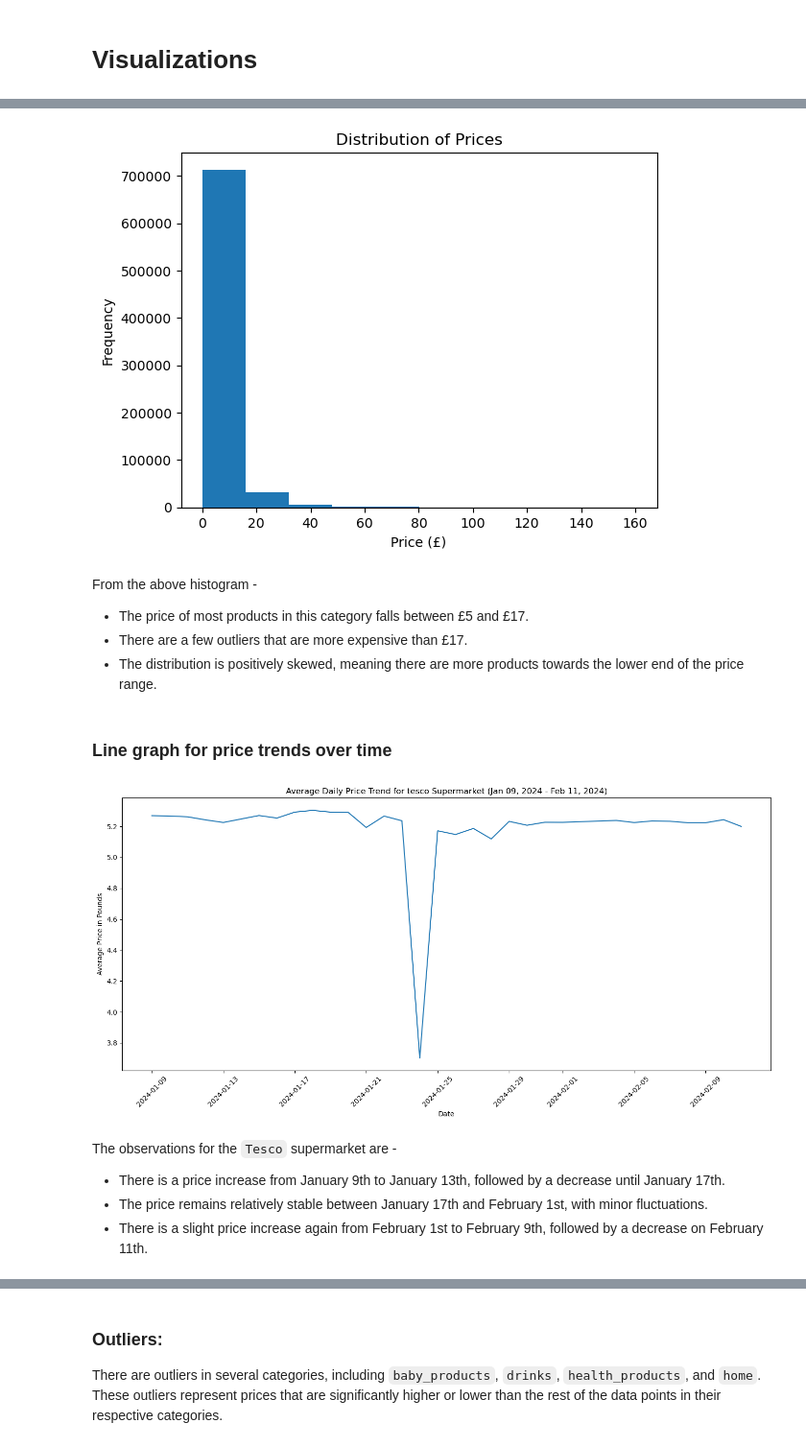
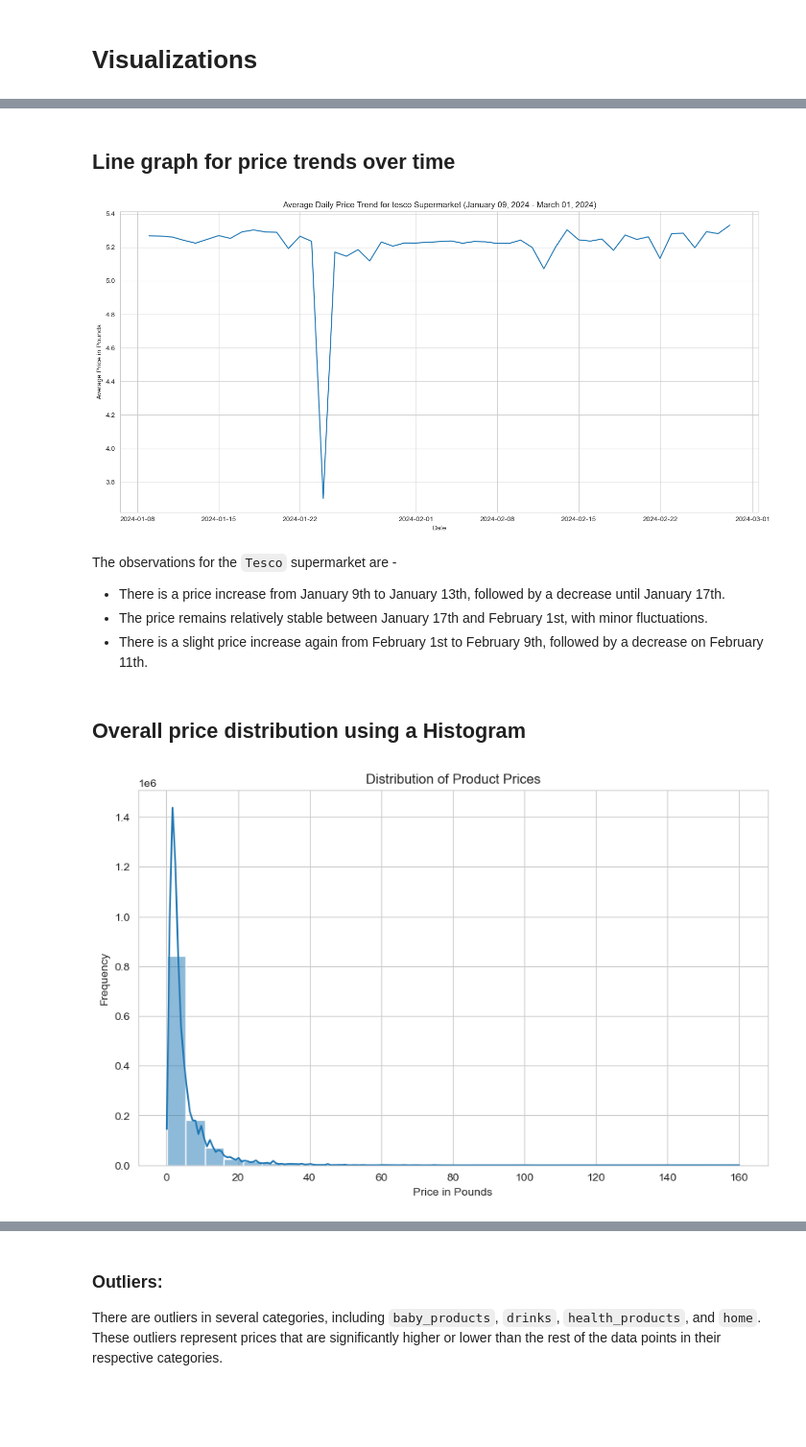
Before and after one commit to purvij07/Revenue-Prediction-Customer-Analytics-for-Supermarket-Data, a Jupyter notebook: code/Tesco_dataset.ipynb, the cells around one changed output, grey strips where cells are left out. Shown at 96% size. Drawn from its saved outputs; the diff is of its cells as text; code cells hidden in the pictures; blank space fills up the shorter version.

```diff
--- a/code/Tesco_dataset.ipynb
+++ b/code/Tesco_dataset.ipynb
@@ -173,19 +172,5 @@ The average price for `home` is significantly higher than for any other category
-# %%
-# Histogram
-plt.hist(df_tesco["prices_pounds"], bins = 10)
-plt.title("Distribution of Prices")
-plt.xlabel("Price (£)")
-plt.ylabel("Frequency")
-plt.show()
-# %% [output]
-[figure, removed]
-# %% [markdown]
-From the above histogram -
-* The price of most products in this category falls between £5 and £17.
-* There are a few outliers that are more expensive than £17.
-* The distribution is positively skewed, meaning there are more products towards the lower end of the price range.
 # %% [markdown]
-### Line graph for price trends over time
+## Line graph for price trends over time
 # %%
 # Line graph
 df_tesco['date'] = pd.to_datetime(df_tesco['date'])
@@ -193,16 +178,30 @@ daily_price_trends_tesco = df_tesco.groupby(df_tesco['date'])['prices_pounds'].m
 
 plt.figure(figsize = (14, 7))
 sns.lineplot(data = daily_price_trends_tesco, x = 'date', y = 'prices_pounds')
-plt.title('Average Daily Price Trend for tesco Supermarket (Jan 09, 2024 - Feb 11, 2024)')
+plt.title('Average Daily Price Trend for tesco Supermarket (January 09, 2024 - March 01, 2024)')
 plt.xlabel('Date')
 plt.ylabel('Average Price in Pounds')
-plt.xticks(rotation = 45)
+#plt.xticks(rotation = 45)
 plt.tight_layout()
 plt.show()
 # %% [output]
-[figure, old version]
+[figure, new version]
 # %% [markdown]
 The observations for the `Tesco` supermarket are -
 * There is a price increase from January 9th to January 13th, followed by a decrease until January 17th.
 * The price remains relatively stable between January 17th and February 1st, with minor fluctuations.
 * There is a slight price increase again from February 1st to February 9th, followed by a decrease on February 11th.
+# %% [markdown]
+## Overall price distribution using a Histogram
+# %%
+plt.figure(figsize=(10, 6))
+sns.histplot(df_tesco['prices_pounds'],
+             bins=30,
+             kde=True)
+
+plt.title('Distribution of Product Prices')
+plt.xlabel('Price in Pounds')
+plt.ylabel('Frequency')
+plt.show()
+# %% [output]
+[figure, added]
```
Also changed, not shown: parts of 33 cells of this notebook, 1 other file.
